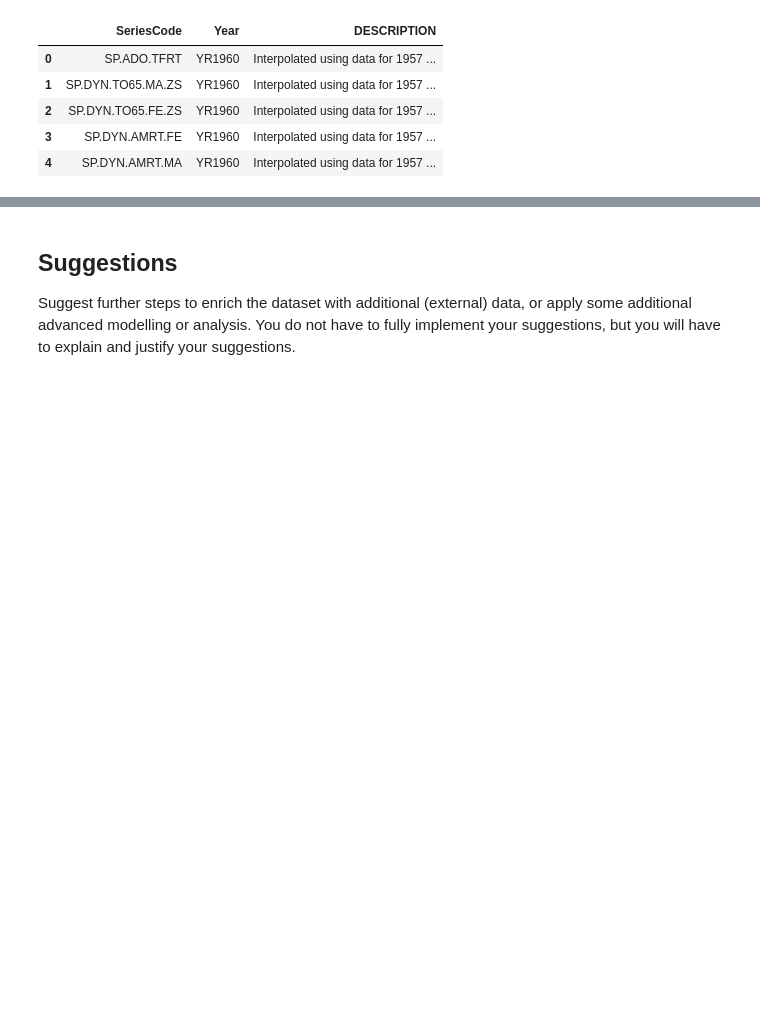
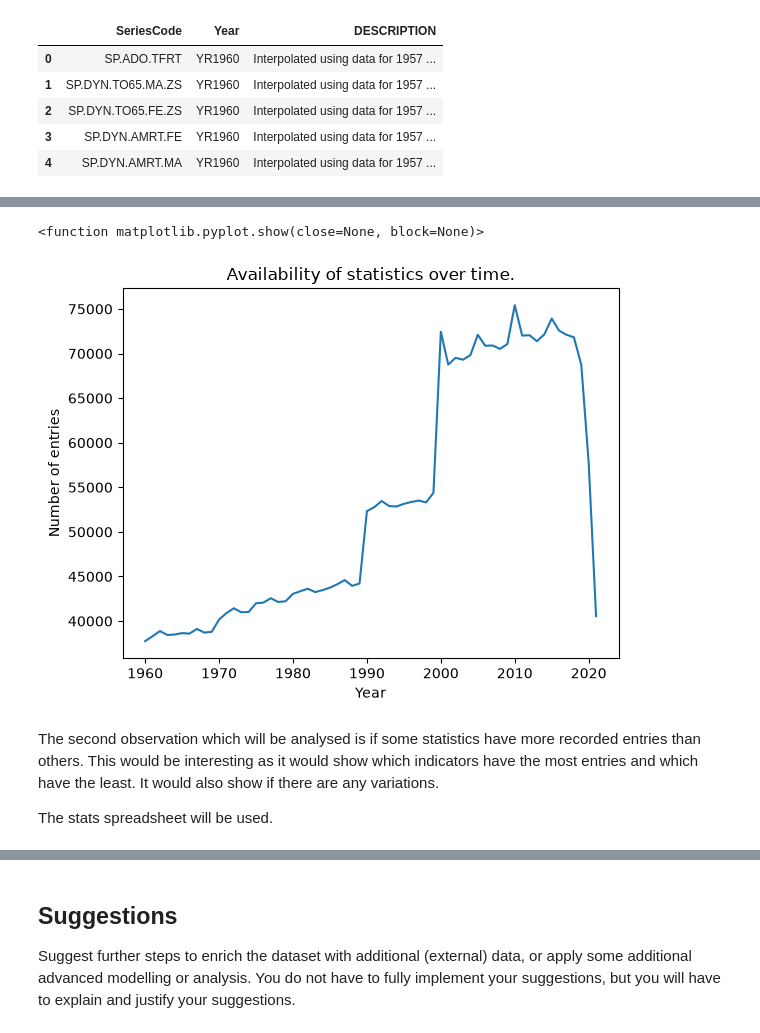
Before and after one commit to R-Bagala/Data-Science-Assignment-UoS, a Jupyter notebook: 3428295_CSCU9M3_TheAssignment_Aut26.ipynb, the cells around one changed output, grey strips where cells are left out. Saved outputs shown, nothing was run; the diff lists cells and outputs as text; code cells hidden in the pictures; blank space fills up the shorter version.

```diff
--- a/3428295_CSCU9M3_TheAssignment_Aut26.ipynb
+++ b/3428295_CSCU9M3_TheAssignment_Aut26.ipynb
@@ -284,0 +309,22 @@ recorded_entries
+# %%
+#importing a library for visualizations
+import matplotlib.pyplot as plt
+
+#years will beused as an index
+years = list(range(1960, 2022))
+
+plt.plot(years, recorded_entries)
+
+#making graph axis and titles
+plt.xlabel("Year")
+plt.ylabel("Number of entries")
+plt.title("Availability of statistics over time.")
+
+plt.show
+# %% [output]
+<function matplotlib.pyplot.show(close=None, block=None)>
+[figure, added]
+# %% [markdown]
+The second observation which will be analysed is if some statistics have more recorded entries than others. This would be interesting as it would show which indicators have the most entries and which have the least. It would also show if there are any variations.
+
+The stats spreadsheet will be used.
```
Also changed, not shown: parts of 10 cells of this notebook, 1 other file.
